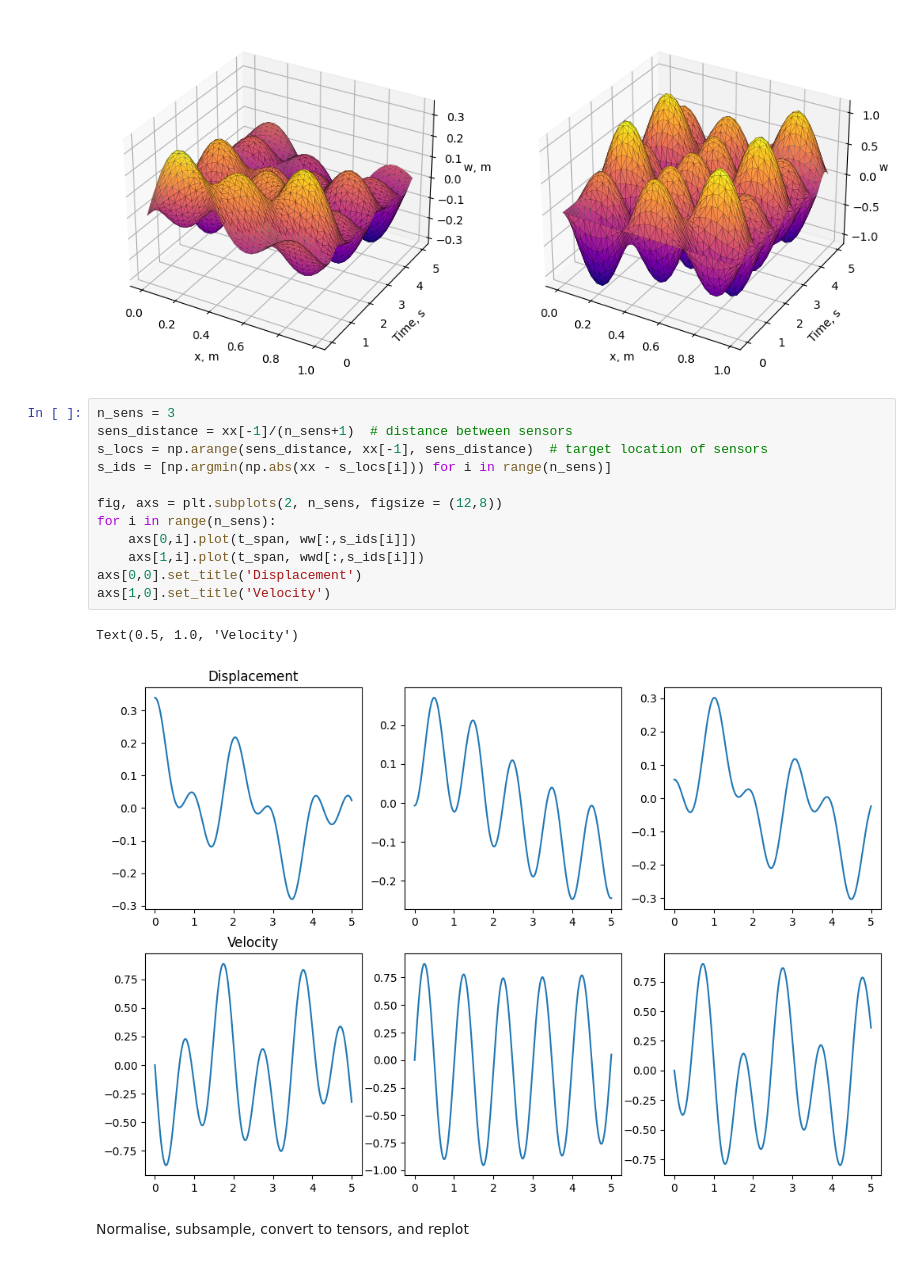
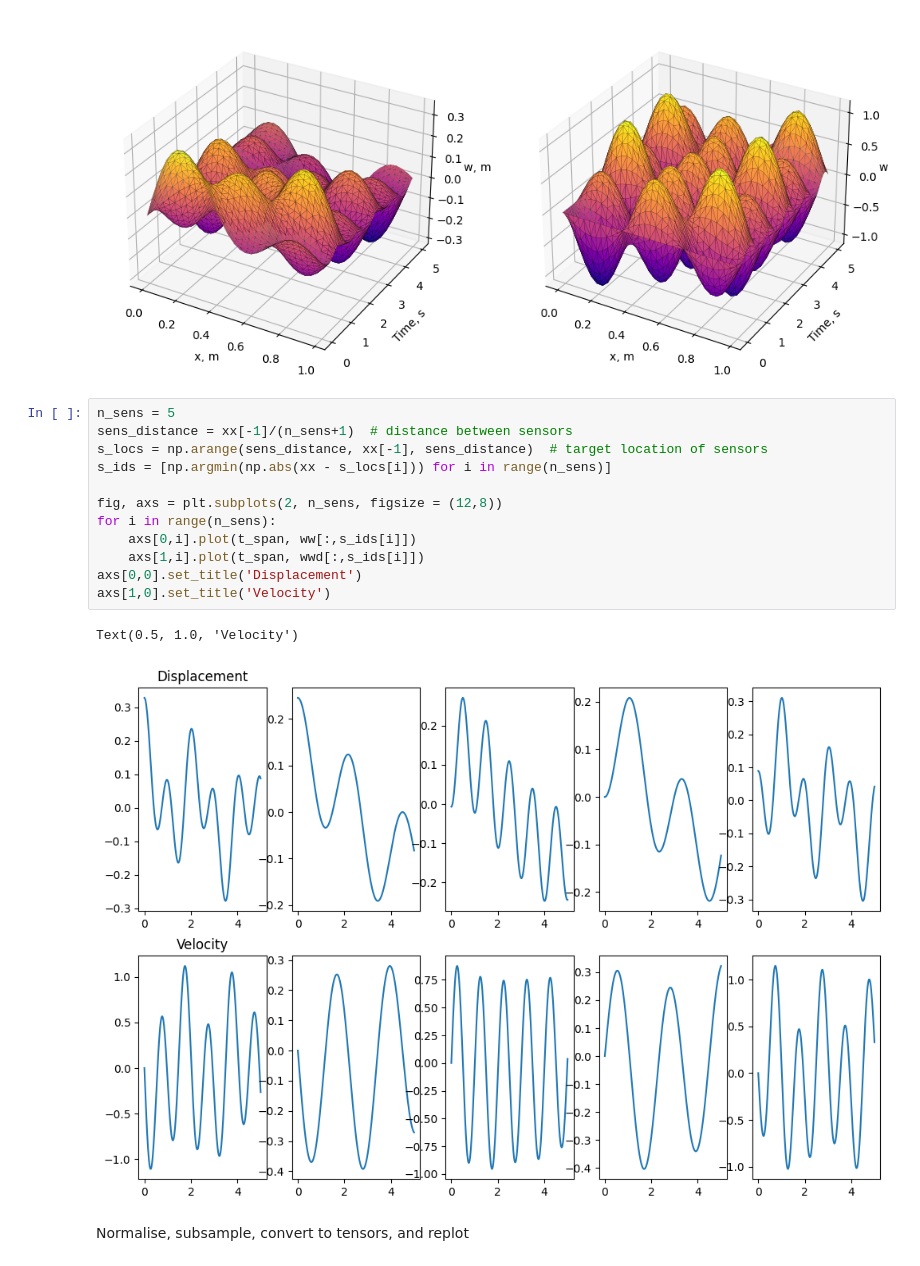
Before and after one commit to MarcusHA94/structural-dynamics-pinns, a Jupyter notebook: beam_instance/beam_instance.ipynb, the cells around one changed output. Drawn from its saved outputs; the diff is of its cells as text.

```diff
--- a/beam_instance/beam_instance.ipynb
+++ b/beam_instance/beam_instance.ipynb
@@ -122,20 +119,20 @@ plot_vib_surface(axs[1], xx, t_span, wwd, 2)
 # %% [output]
 [figure]
 # %%
-n_sens = 3
+n_sens = 5
 sens_distance = xx[-1]/(n_sens+1)  # distance between sensors
 s_locs = np.arange(sens_distance, xx[-1], sens_distance)  # target location of sensors
 s_ids = [np.argmin(np.abs(xx - s_locs[i])) for i in range(n_sens)]
 
 fig, axs = plt.subplots(2, n_sens, figsize = (12,8))
 for i in range(n_sens):
     axs[0,i].plot(t_span, ww[:,s_ids[i]])
     axs[1,i].plot(t_span, wwd[:,s_ids[i]])
 axs[0,0].set_title('Displacement')
 axs[1,0].set_title('Velocity')
 # %% [output]
 Text(0.5, 1.0, 'Velocity')
-[figure, old version]
+[figure, new version]
 # %% [markdown]
 Normalise, subsample, convert to tensors, and replot
 # %%
```
Also changed, not shown: parts of 3 cells of this notebook, 4 other files.
